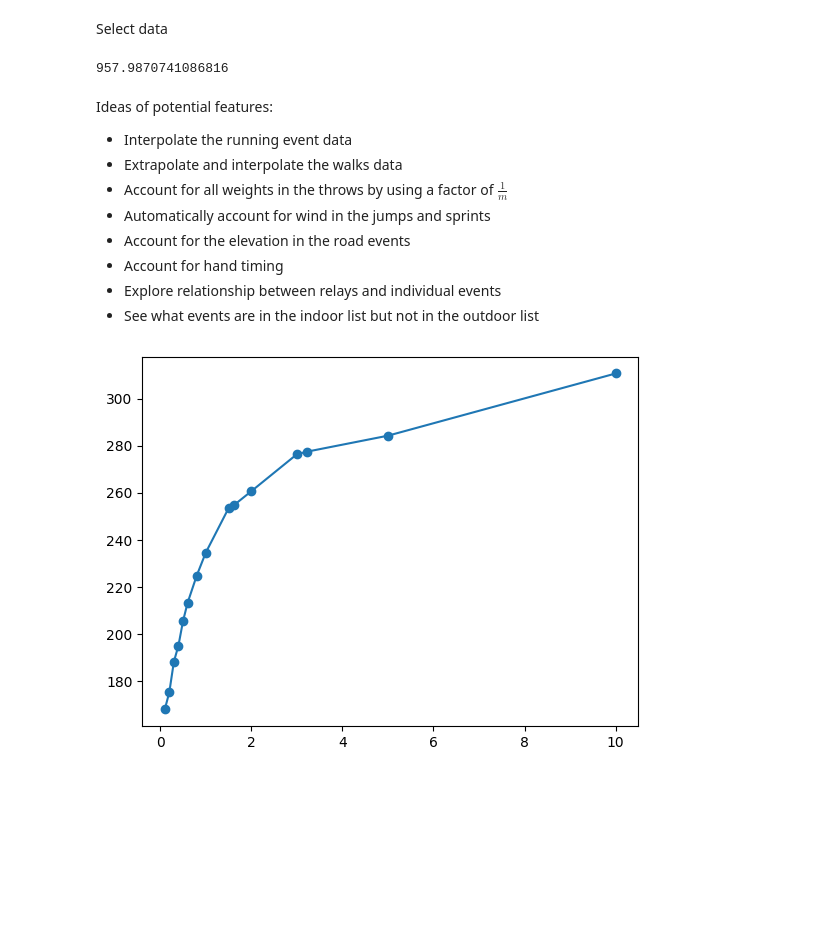
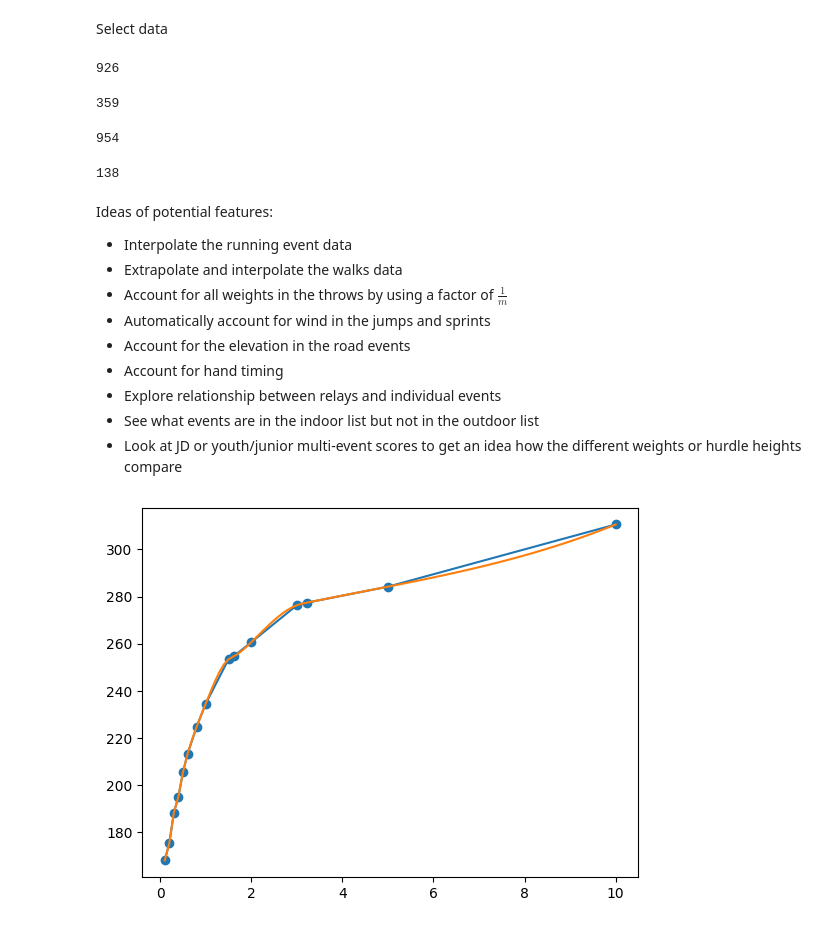
Before and after one commit to TWilson05/IAAF_Points, a Jupyter notebook: code_workbook.ipynb, the cells around one changed output. Cells and saved outputs as stored; diff of their text form; code cells hidden in the pictures; blank space fills up the shorter version.

```diff
--- a/code_workbook.ipynb
+++ b/code_workbook.ipynb
@@ -90,13 +90,15 @@ for gender in ['Men', 'Women']:
                 if category in ['Field', 'Combined']:
                     restructured_points_table[gender][category][event]['Data'] = [np.nan if x == '-' else float(x) for x in points_table[gender][event]]
                 else:
-                    restructured_points_table[gender][category][event]['Data'] = [time_to_secs(x) for x in points_table[gender][event]]
+                    restructured_points_table[gender][category][event]['Data'] = [time_to_secs(x)-0.005 for x in points_table[gender][event]]
                     restructured_points_table[gender][category][event]['Distance'] = distance_map[event]
                 mask = [not np.isnan(x) for x in restructured_points_table[gender][category][event]['Data']]
                 filtered_data = np.array(restructured_points_table[gender][category][event]['Data'])[mask]
                 filtered_points = np.array(restructured_points_table['Points'])[mask]
                 fit_data = np.polyfit(filtered_data, filtered_points, 2)
+                inv_fit = (-fit_data[1]+np.sqrt(fit_data[1]**2-4*fit_data[0]*fit_data[2]))/(2*fit_data[0])
                 restructured_points_table[gender][category][event]['Fit'] = fit_data
+                restructured_points_table[gender][category][event]['Inv_Fit'] = inv_fit
 # %% [markdown]
 Select data
 # %%
@@ -104,14 +106,53 @@ Select data
 gender = 'Men'
 category = 'Track_Walk'
 event = '15,000mW'
-time = '1:07:24.03'
+time = '1:08:35.68'
 
 # compute points
 seconds = time_to_secs(time)
 points = np.polyval(restructured_points_table[gender][category][event]['Fit'], seconds)
-print(points)
+print(int(points))
 # %% [output]
-957.9870741086816
+926
+# %%
+# input data
+gender = 'Men'
+category = 'Road'
+event = '5km'
+time = '18:00'
+
+# compute points
+seconds = time_to_secs(time)
+points = np.polyval(restructured_points_table[gender][category][event]['Fit'], seconds)
+print(int(points))
+# %% [output]
+359
+# %%
+# input data
+gender = 'Men'
+category = 'Track'
+event = '10,000m'
+time = '30:00'
+
+# compute points
+seconds = time_to_secs(time)
+points = np.polyval(restructured_points_table[gender][category][event]['Fit'], seconds)
+print(int(points))
+# %% [output]
+954
+# %%
+# input data
+gender = 'Women'
+category = 'Road'
+event = '10km'
+time = '1:00:00'
+
+# compute points
+seconds = time_to_secs(time)
+points = np.polyval(restructured_points_table[gender][category][event]['Fit'], seconds)
+print(int(points))
+# %% [output]
+138
 # %% [markdown]
 Ideas of potential features:
 - Interpolate the running event data
@@ -122,22 +163,31 @@ Ideas of potential features:
 - Account for hand timing
 - Explore relationship between relays and individual events
 - See what events are in the indoor list but not in the outdoor list
+- Look at JD or youth/junior multi-event scores to get an idea how the different weights or hurdle heights compare
 # %%
 import matplotlib.pyplot as plt
+import scipy.interpolate as spi
 
 gender = 'Men'
+distance = 1.2
 
+# for p in restructured_points_table['Points']:
 distance_data = []
 time_data = []
 for event in restructured_points_table[gender]['Track'].keys():
-    distance_data.append(restructured_points_table[gender]['Track'][event]['Distance'])
-    time_data.append(restructured_points_table[gender]['Track'][event]['Data'][-1])
+    if not np.isnan(restructured_points_table[gender]['Track'][event]['Data'][-1]):
+        distance_data.append(restructured_points_table[gender]['Track'][event]['Distance'])
+        time_data.append(restructured_points_table[gender]['Track'][event]['Data'][-1])
 
 pace_data = [time_data[x]/distance_data[x] for x in range(len(time_data))]
+cs_fit = spi.CubicSpline(distance_data, pace_data)
+
 start = 0
 end = 15
+span = np.linspace(distance_data[start], distance_data[end-1], 100)
 plt.scatter(distance_data[start:end], pace_data[start:end])
 plt.plot(distance_data[start:end], pace_data[start:end])
+plt.plot(span, cs_fit(span))
 plt.show()
 # %% [output]
-[figure, old version]
+[figure, new version]
```
Also changed, not shown: parts of 12 cells of this notebook.
